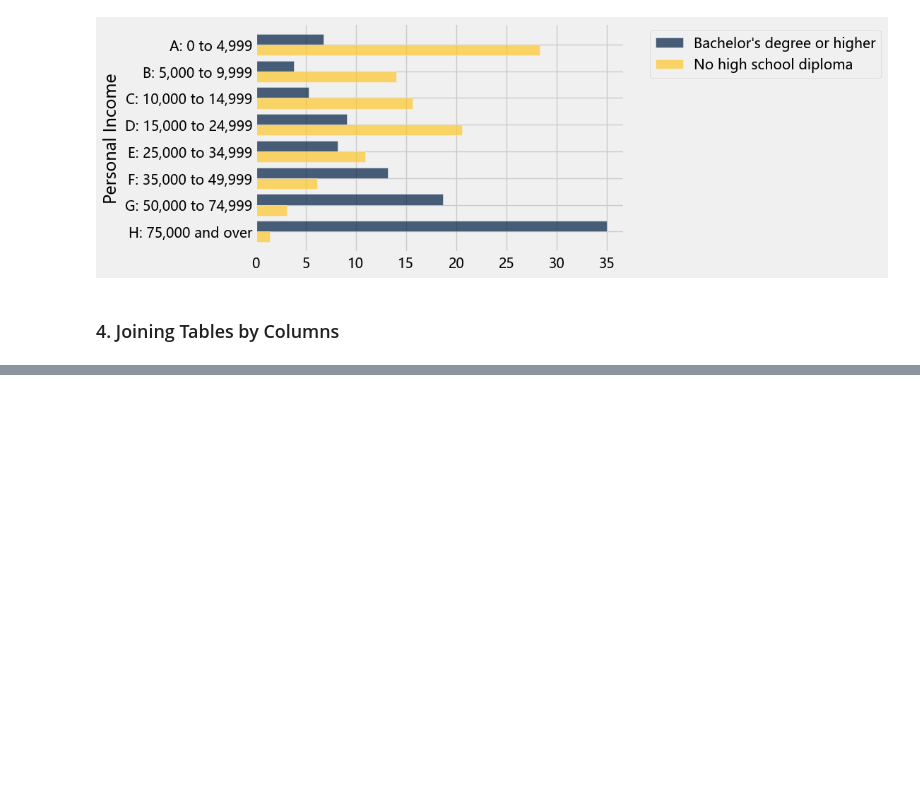
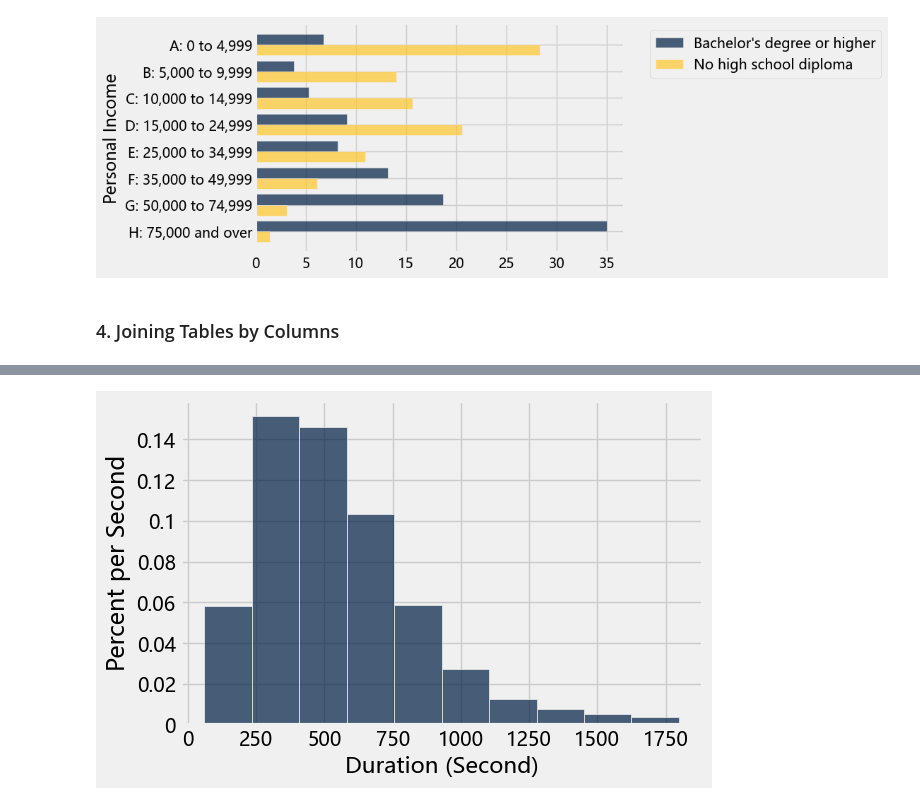
Before and after one commit to Matthew-HMS/Datascience101, a Jupyter notebook: Function.ipynb, the cells around one changed output, grey strips where cells are left out. Saved outputs shown, nothing was run; the diff lists cells and outputs as text; code cells hidden in the pictures; blank space fills up the shorter version.

Commit message:
Finish Fuction unit

```diff
--- a/Function.ipynb
+++ b/Function.ipynb
@@ -453,3 +453,12 @@ distribution.select(0,1,4).barh(0)
 [figure]
 # %% [markdown]
 ### 4. Joining Tables by Columns
+# %%
+from datascience import *
+import matplotlib
+
+matplotlib.use('Agg')
+%matplotlib inline
+import matplotlib.pyplot as plots
+plots.style.use('fivethirtyeight')
+import numpy as np
@@ -455,0 +546,14 @@ distribution.select(0,1,4).barh(0)
+# %%
+from datascience import *
+%matplotlib inline
+
+import matplotlib.pyplot as plt
+plt.style.use('fivethirtyeight')
+import math
+from scipy import stats
+import numpy as np
+import warnings
+warnings.simplefilter(action='ignore', category=np.VisibleDeprecationWarning)
+# %%
+trips = Table.read_table('https://raw.githubusercontent.com/yu-to-chen/data-science/master/assets/data/trip.csv')
+trips
@@ -455,0 +573,5 @@ distribution.select(0,1,4).barh(0)
+# %%
+commute = trips.where('Duration', are.below(1800))
+commute.hist('Duration', unit = 'Second')
+# %% [output]
+[figure, added]
```
Also changed, not shown: parts of 24 cells of this notebook.
